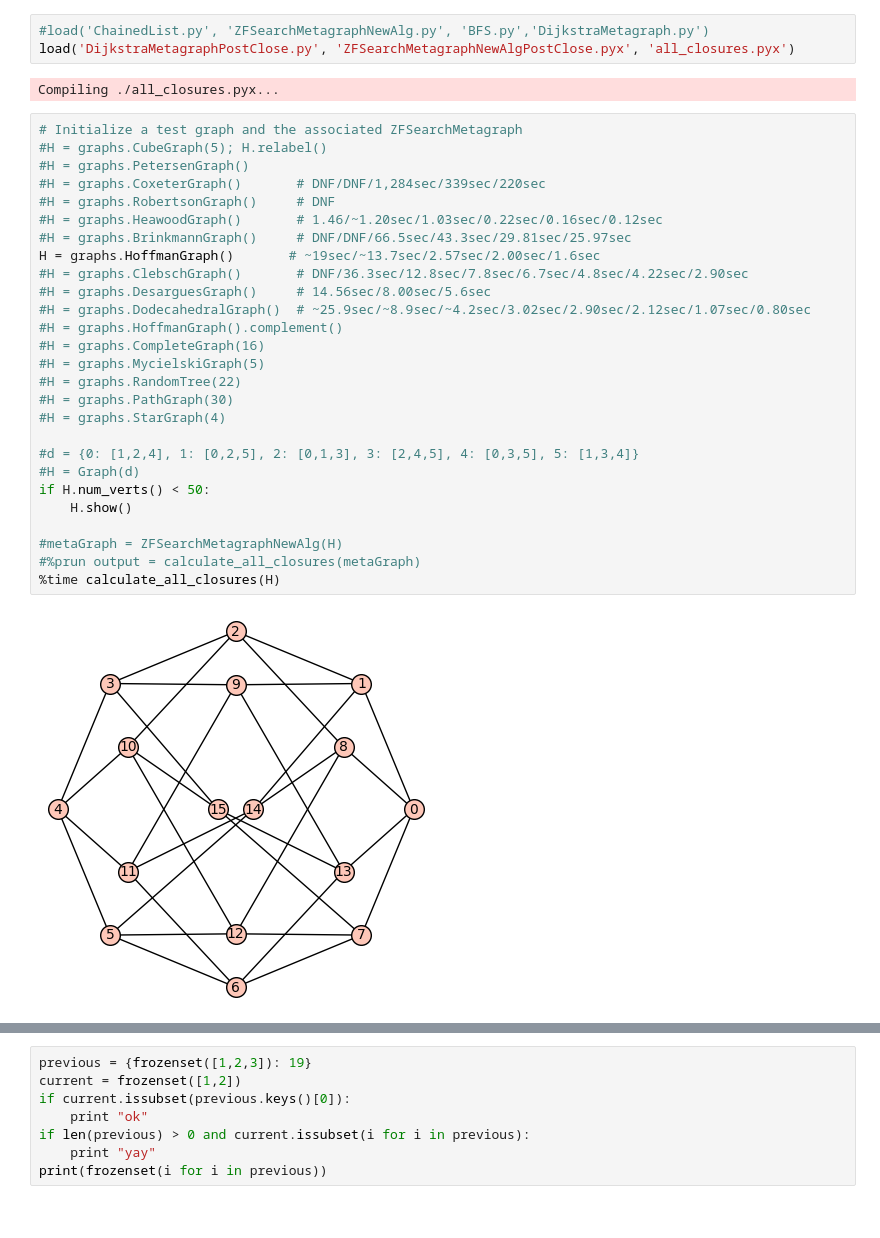
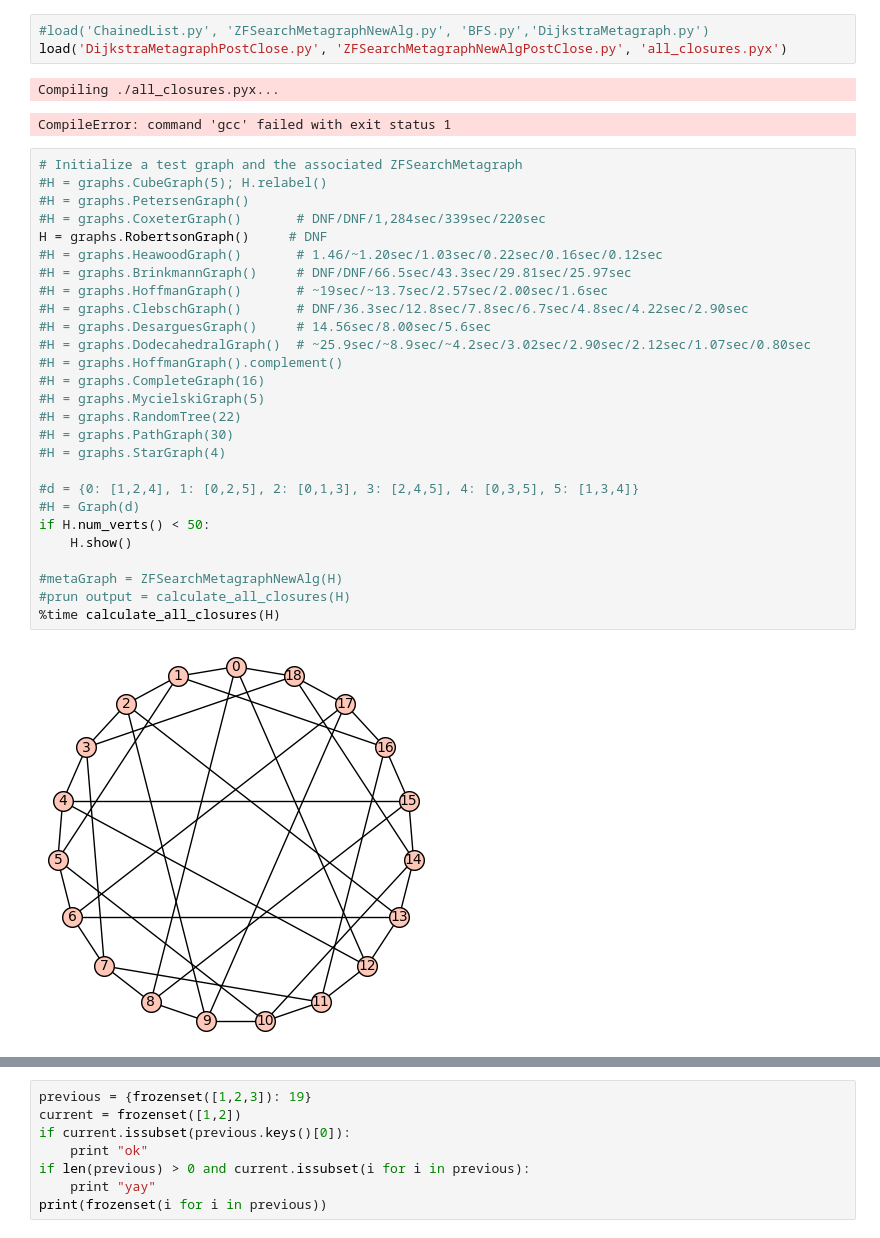
Before and after one commit to alexhutman/zftools, a Jupyter notebook: DijkstraMetagraphTestbed.ipynb, the cells around one changed output, grey strips where cells are left out. Cells and saved outputs as stored; diff of their text form.

Commit message:
Converted to Cython
Compile-time error needs to be fixed

```diff
--- a/DijkstraMetagraphTestbed.ipynb
+++ b/DijkstraMetagraphTestbed.ipynb
@@ -1,34 +1,35 @@
 # %%
 #load('ChainedList.py', 'ZFSearchMetagraphNewAlg.py', 'BFS.py','DijkstraMetagraph.py')
-load('DijkstraMetagraphPostClose.py', 'ZFSearchMetagraphNewAlgPostClose.pyx', 'all_closures.pyx')
+load('DijkstraMetagraphPostClose.py', 'ZFSearchMetagraphNewAlgPostClose.py', 'all_closures.pyx')
 # %% [output]
 Compiling ./all_closures.pyx...
+CompileError: command 'gcc' failed with exit status 1
 # %%
 # Initialize a test graph and the associated ZFSearchMetagraph
 #H = graphs.CubeGraph(5); H.relabel()
 #H = graphs.PetersenGraph()
 #H = graphs.CoxeterGraph()       # DNF/DNF/1,284sec/339sec/220sec
-#H = graphs.RobertsonGraph()     # DNF
+H = graphs.RobertsonGraph()     # DNF
 #H = graphs.HeawoodGraph()       # 1.46/~1.20sec/1.03sec/0.22sec/0.16sec/0.12sec
 #H = graphs.BrinkmannGraph()     # DNF/DNF/66.5sec/43.3sec/29.81sec/25.97sec
-H = graphs.HoffmanGraph()       # ~19sec/~13.7sec/2.57sec/2.00sec/1.6sec
+#H = graphs.HoffmanGraph()       # ~19sec/~13.7sec/2.57sec/2.00sec/1.6sec
 #H = graphs.ClebschGraph()       # DNF/36.3sec/12.8sec/7.8sec/6.7sec/4.8sec/4.22sec/2.90sec
 #H = graphs.DesarguesGraph()     # 14.56sec/8.00sec/5.6sec
 #H = graphs.DodecahedralGraph()  # ~25.9sec/~8.9sec/~4.2sec/3.02sec/2.90sec/2.12sec/1.07sec/0.80sec
 #H = graphs.HoffmanGraph().complement()
 #H = graphs.CompleteGraph(16)
 #H = graphs.MycielskiGraph(5)
 #H = graphs.RandomTree(22)
 #H = graphs.PathGraph(30)
 #H = graphs.StarGraph(4)
 
 #d = {0: [1,2,4], 1: [0,2,5], 2: [0,1,3], 3: [2,4,5], 4: [0,3,5], 5: [1,3,4]}
 #H = Graph(d)
 if H.num_verts() < 50:
     H.show()
 
 #metaGraph = ZFSearchMetagraphNewAlg(H)
-#%prun output = calculate_all_closures(metaGraph)
+#prun output = calculate_all_closures(H)
 %time calculate_all_closures(H)
 # %% [output]
-[figure, old version]
+[figure, new version]
```
Also changed, not shown: parts of 1 cell of this notebook, 2 other files.
